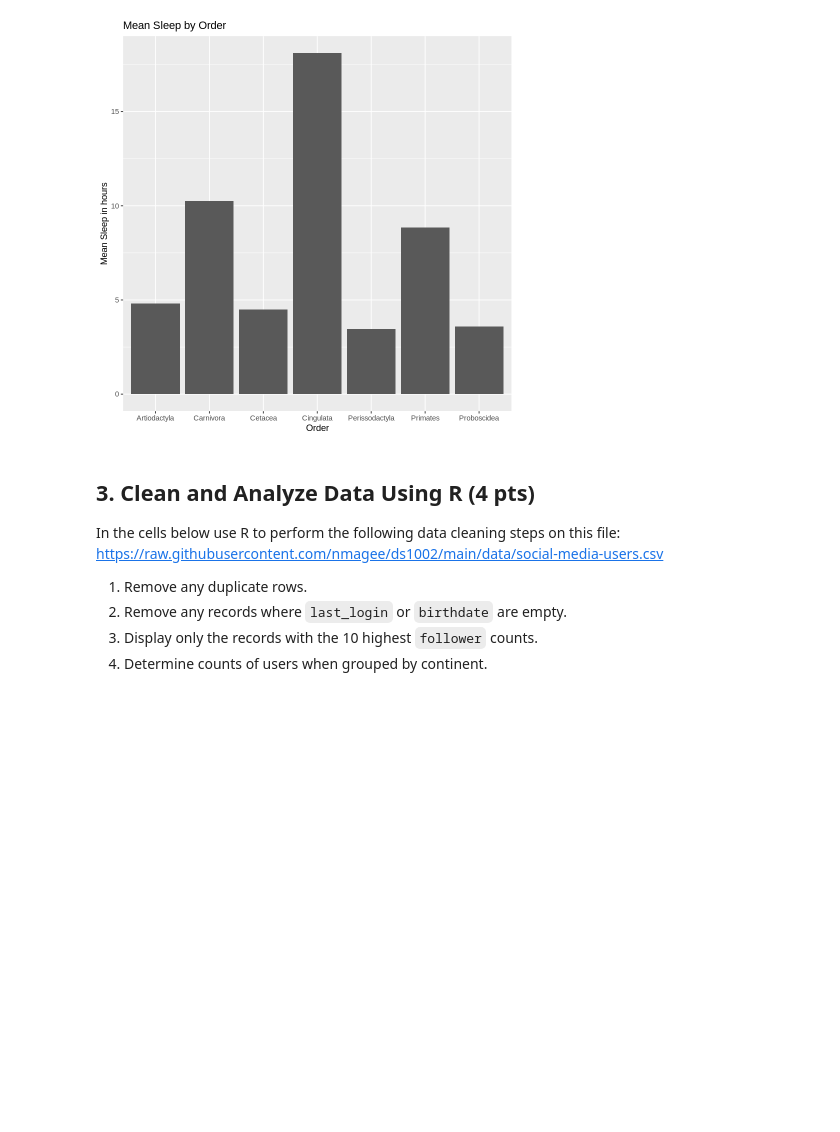
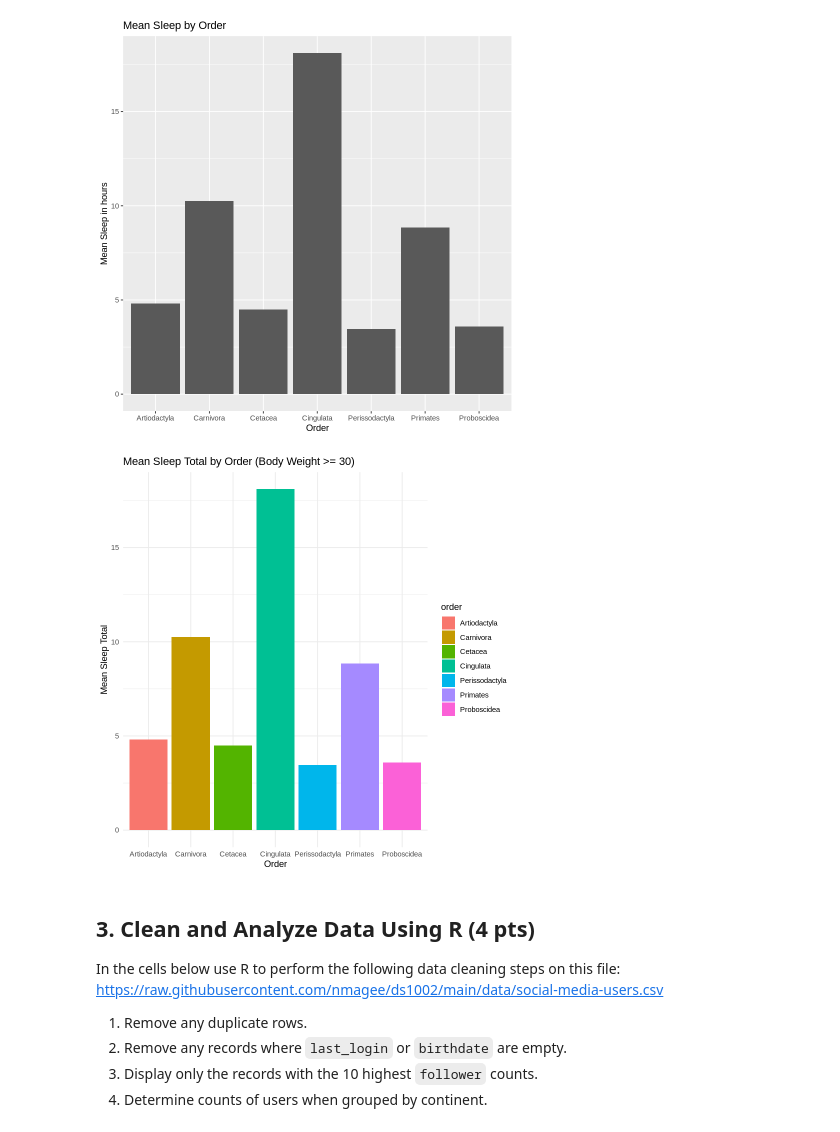
Before and after one commit to nmagee/ds1002, a Jupyter notebook: homework/week-15-answers.ipynb, the cells around one changed output. Drawn from its saved outputs; the diff is of its cells as text; code cells hidden in the pictures; blank space fills up the shorter version.

```diff
--- a/homework/week-15-answers.ipynb
+++ b/homework/week-15-answers.ipynb
@@ -72,6 +72,19 @@ ggplot(sleep_by_order, aes(x = order, y = sleep_total)) +
   labs(x = "Order", y = "Mean Sleep in hours", title = "Mean Sleep by Order")
 # %% [output]
 [figure]
+# %%
+# Or more concise and prettier:
+
+filtered_data <- msleep[msleep$bodywt >= 30, ]
+
+ggplot(filtered_data, aes(x = order, y = sleep_total, fill = order)) +
+  geom_bar(stat = "summary", fun = "mean") +
+  labs(title = "Mean Sleep Total by Order (Body Weight >= 30)",
+       x = "Order",
+       y = "Mean Sleep Total") +
+  theme_minimal()
+# %% [output]
+[figure, added]
 # %% [markdown]
 ## 3. Clean and Analyze Data Using R (4 pts)
 
```
